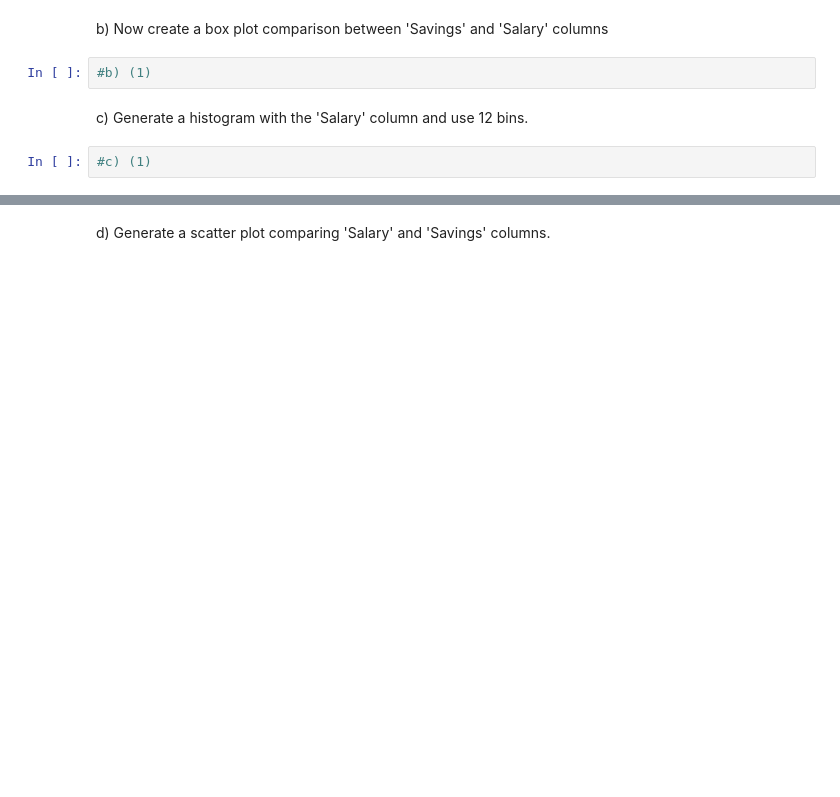
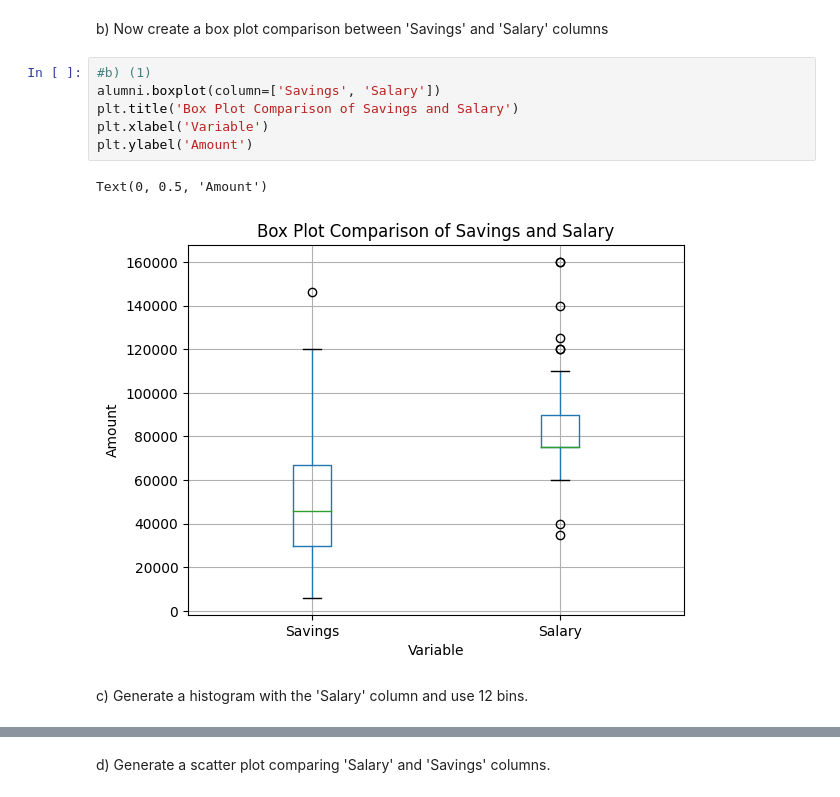
Before and after one commit to King-georges/ADS-Assignment-1, a Jupyter notebook: Pandas Assignment.ipynb, the cells around one changed output, grey strips where cells are left out. Cells and saved outputs as stored; diff of their text form; blank space fills up the shorter version.

```diff
--- a/Pandas Assignment.ipynb
+++ b/Pandas Assignment.ipynb
@@ -197,8 +219,13 @@ a) Using the 'Diploma Type' column, plot a bar chart and show its value counts.
 # %% [markdown]
 b) Now create a box plot comparison between 'Savings' and 'Salary' columns
-# %%
-#b) (1)
+# %%
+#b) (1)
+alumni.boxplot(column=['Savings', 'Salary'])
+plt.title('Box Plot Comparison of Savings and Salary')
+plt.xlabel('Variable')
+plt.ylabel('Amount')
+# %% [output]
+Text(0, 0.5, 'Amount')
+[figure, added]
 # %% [markdown]
 c) Generate a histogram with the 'Salary' column and use 12 bins.
-# %%
-#c) (1)
```
Also changed, not shown: parts of 11 cells of this notebook.
